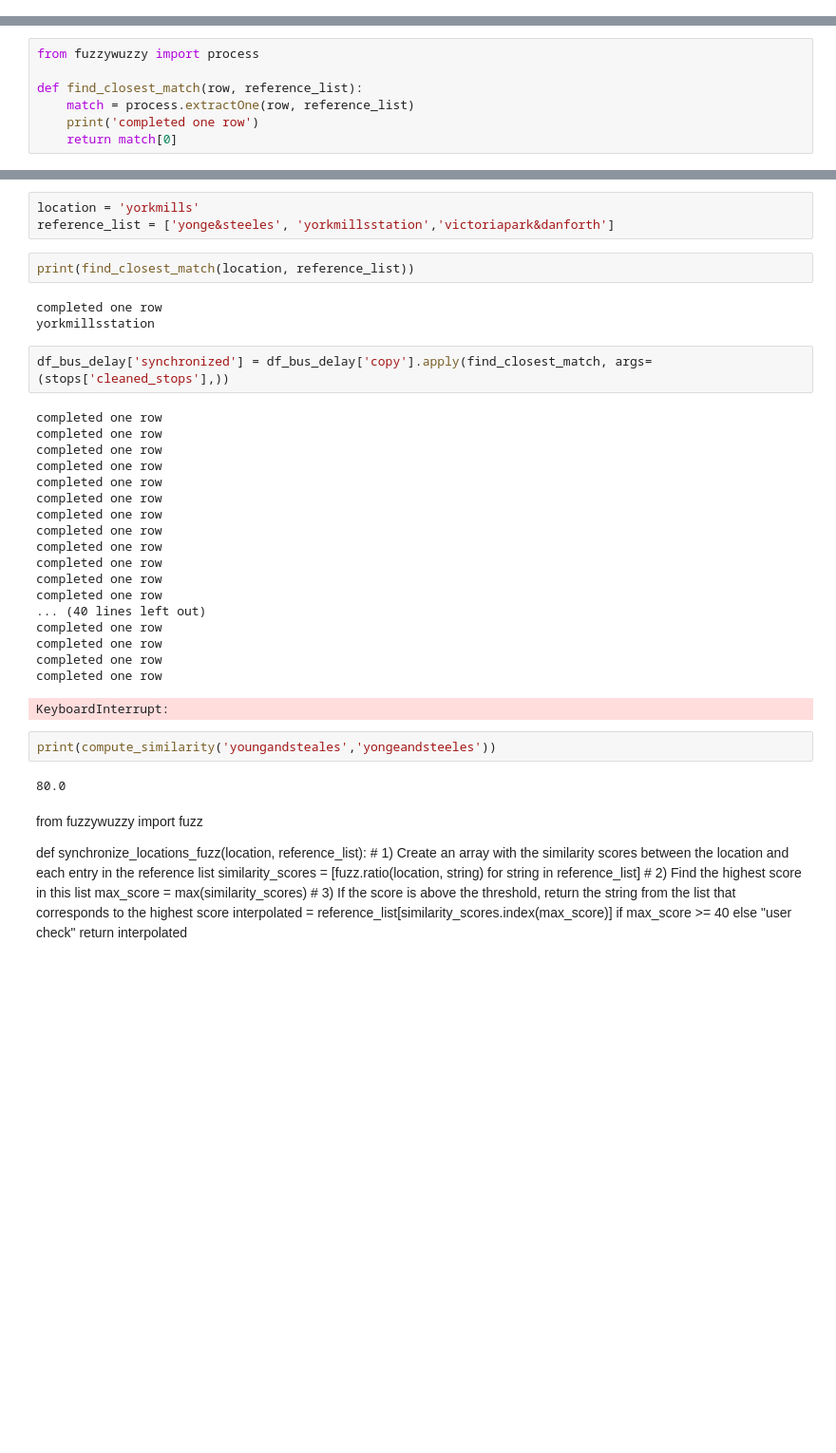
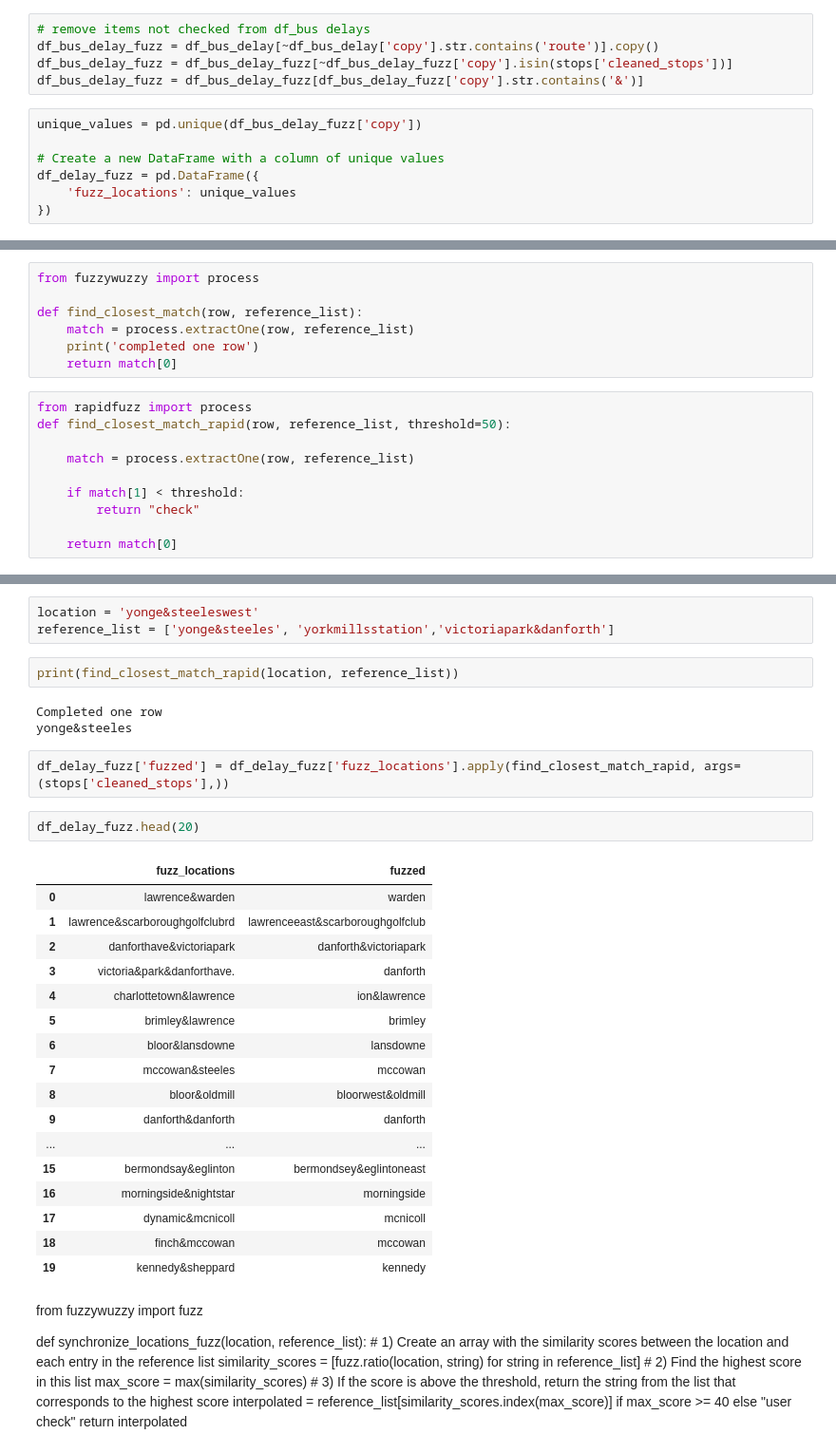
Before and after one commit to gcastagna/PandasExpressTTC, a Jupyter notebook: PandasExpress-Notebook.ipynb, the cells around one changed output, grey strips where cells are left out. Shown: that part at 95% size. Drawn from its saved outputs; the diff is of its cells as text; blank space fills up the shorter version.

```diff
--- a/PandasExpress-Notebook.ipynb
+++ b/PandasExpress-Notebook.ipynb
@@ -140,0 +109,12 @@ stops.head()
+# %%
+# remove items not checked from df_bus delays
+df_bus_delay_fuzz = df_bus_delay[~df_bus_delay['copy'].str.contains('route')].copy()
+df_bus_delay_fuzz = df_bus_delay_fuzz[~df_bus_delay_fuzz['copy'].isin(stops['cleaned_stops'])]
+df_bus_delay_fuzz = df_bus_delay_fuzz[df_bus_delay_fuzz['copy'].str.contains('&')]
+# %%
+unique_values = pd.unique(df_bus_delay_fuzz['copy'])
+
+# Create a new DataFrame with a column of unique values
+df_delay_fuzz = pd.DataFrame({
+    'fuzz_locations': unique_values
+})
@@ -172,3 +156,13 @@ def find_closest_match(row, reference_list):
     match = process.extractOne(row, reference_list)
     print('completed one row')
     return match[0]
+# %%
+from rapidfuzz import process
+def find_closest_match_rapid(row, reference_list, threshold=50):
+
+    match = process.extractOne(row, reference_list)
+
+    if match[1] < threshold:
+        return "check"
+
+    return match[0]
@@ -175,36 +176,33 @@ def find_closest_match(row, reference_list):
 # %%
-location = 'yorkmills'
+location = 'yonge&steeleswest'
 reference_list = ['yonge&steeles', 'yorkmillsstation','victoriapark&danforth']
 # %%
-print(find_closest_match(location, reference_list))
+print(find_closest_match_rapid(location, reference_list))
 # %% [output]
-completed one row
-yorkmillsstation
+Completed one row
+yonge&steeles
-# %%
-df_bus_delay['synchronized'] = df_bus_delay['copy'].apply(find_closest_match, args=(stops['cleaned_stops'],))
-# %% [output]
-completed one row
-completed one row
-completed one row
-completed one row
-completed one row
-completed one row
-completed one row
-completed one row
-completed one row
-completed one row
-completed one row
-completed one row
-... (40 lines left out)
-completed one row
-completed one row
-completed one row
-completed one row
-KeyboardInterrupt:
-# %%
-print(compute_similarity('youngandsteales','yongeandsteeles'))
-# %% [output]
-80.0
+# %%
+df_delay_fuzz['fuzzed'] = df_delay_fuzz['fuzz_locations'].apply(find_closest_match_rapid, args=(stops['cleaned_stops'],))
+# %%
+df_delay_fuzz.head(20)
+# %% [output]
+|  | fuzz_locations | fuzzed |
+| 0 | lawrence&warden | warden |
+| 1 | lawrence&scarboroughgolfclubrd | lawrenceeast&scarboroughgolfclub |
+| 2 | danforthave&victoriapark | danforth&victoriapark |
+| 3 | victoria&park&danforthave. | danforth |
+| 4 | charlottetown&lawrence | ion&lawrence |
+| 5 | brimley&lawrence | brimley |
+| 6 | bloor&lansdowne | lansdowne |
+| 7 | mccowan&steeles | mccowan |
+| 8 | bloor&oldmill | bloorwest&oldmill |
+| 9 | danforth&danforth | danforth |
+| ... | ... | ... |
+| 15 | bermondsay&eglinton | bermondsey&eglintoneast |
+| 16 | morningside&nightstar | morningside |
+| 17 | dynamic&mcnicoll | mcnicoll |
+| 18 | finch&mccowan | mccowan |
+| 19 | kennedy&sheppard | kennedy |
 # %% [markdown]
 from fuzzywuzzy import fuzz
 
```
Also changed, not shown: parts of 17 cells of this notebook.
